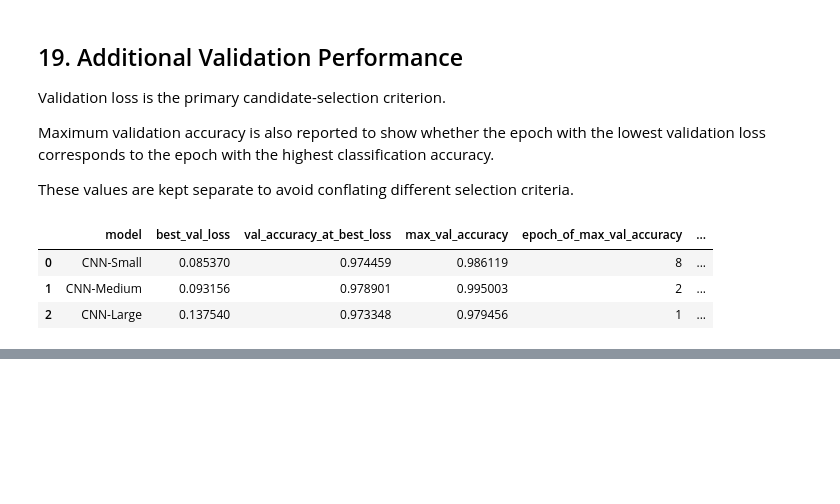
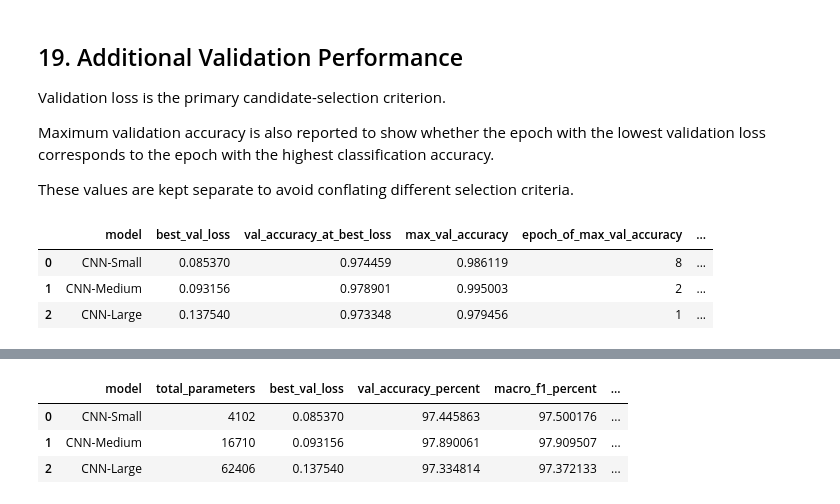
Before and after one commit to SLIIT-Y4-S2-DL-ORG/Deep-Learning-Assignment, a Jupyter notebook: 1D-CNN/1D_CNN.ipynb, the cells around one changed output, grey strips where cells are left out. Saved outputs shown, nothing was run; the diff lists cells and outputs as text; code cells hidden in the pictures; blank space fills up the shorter version.

Commit message:
Add validation classification metrics and final model selection analysis

```diff
--- a/1D-CNN/1D_CNN.ipynb
+++ b/1D-CNN/1D_CNN.ipynb
@@ -1290,0 +1365,46 @@ validation_summary
+# %%
+# Combine all validation and model-complexity results
+
+selection_table = candidate_comparison[
+    [
+        "model",
+        "total_parameters",
+        "best_val_loss",
+        "best_val_accuracy",
+        "training_time_seconds"
+    ]
+].copy()
+
+# Add macro F1
+selection_table = selection_table.merge(
+    validation_metrics_df[["model", "macro_f1"]],
+    on="model"
+)
+
+# Convert metrics to percentages for easier interpretation
+selection_table["val_accuracy_percent"] = (
+    selection_table["best_val_accuracy"] * 100
+)
+
+selection_table["macro_f1_percent"] = (
+    selection_table["macro_f1"] * 100
+)
+
+# Select final columns
+selection_table = selection_table[
+    [
+        "model",
+        "total_parameters",
+        "best_val_loss",
+        "val_accuracy_percent",
+        "macro_f1_percent",
+        "training_time_seconds"
+    ]
+]
+
+selection_table
+# %% [output]
+|  | model | total_parameters | best_val_loss | val_accuracy_percent | macro_f1_percent | ... |
+| 0 | CNN-Small | 4102 | 0.085370 | 97.445863 | 97.500176 | ... |
+| 1 | CNN-Medium | 16710 | 0.093156 | 97.890061 | 97.909507 | ... |
+| 2 | CNN-Large | 62406 | 0.137540 | 97.334814 | 97.372133 | ... |
```
Also changed, not shown: parts of 5 cells of this notebook.
